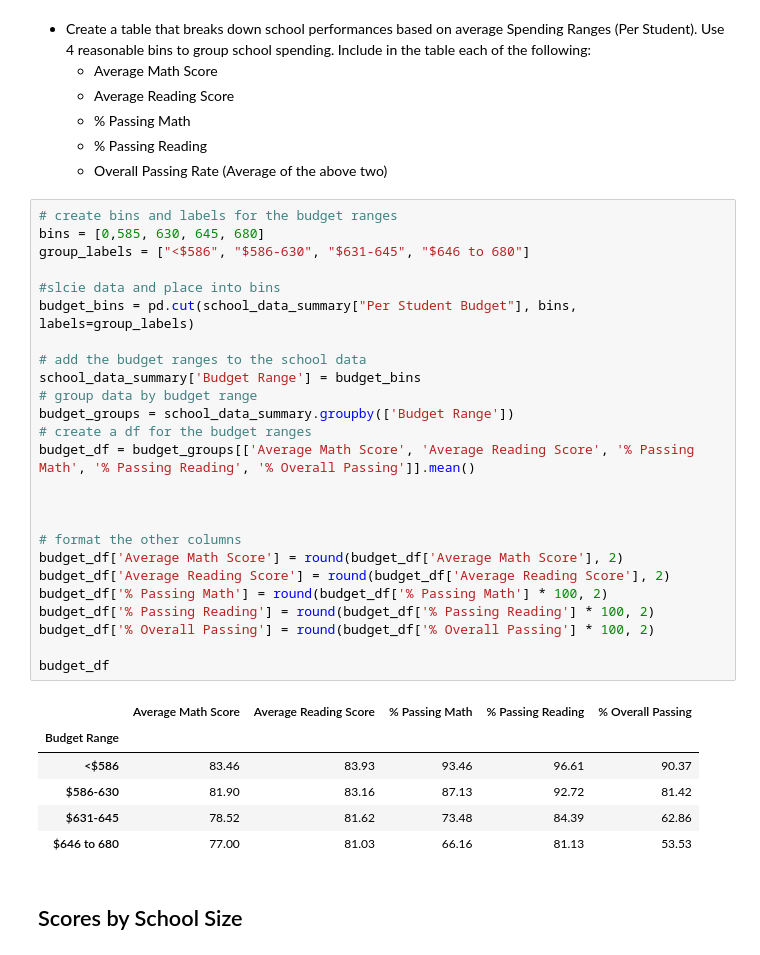
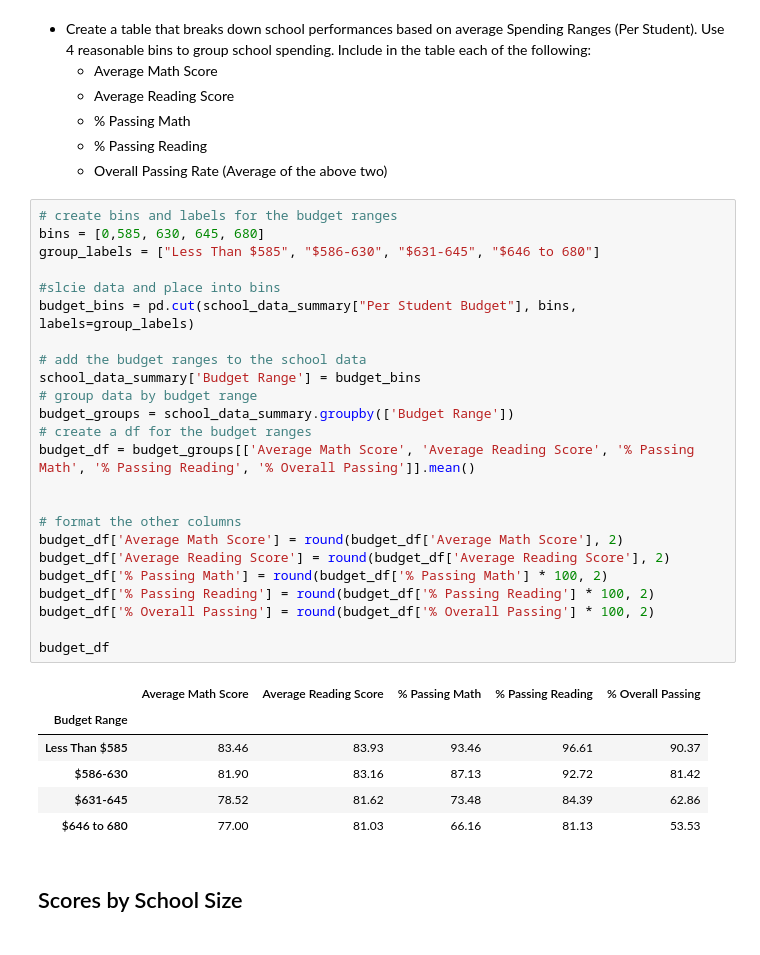
Before and after one commit to Annaolivia5/School-District-Trends, a Jupyter notebook: PyCitySchools/PyCitySchools_starter.ipynb, the cells around one changed output. Cells and saved outputs as stored; diff of their text form.

```diff
--- a/PyCitySchools/PyCitySchools_starter.ipynb
+++ b/PyCitySchools/PyCitySchools_starter.ipynb
@@ -313,32 +313,31 @@ average_reading_score_by_grade_df.head(15)
 # %%
 # create bins and labels for the budget ranges
 bins = [0,585, 630, 645, 680]
-group_labels = ["<$586", "$586-630", "$631-645", "$646 to 680"]
+group_labels = ["Less Than $585", "$586-630", "$631-645", "$646 to 680"]
 
 #slcie data and place into bins
 budget_bins = pd.cut(school_data_summary["Per Student Budget"], bins, labels=group_labels)
 
 # add the budget ranges to the school data
 school_data_summary['Budget Range'] = budget_bins
 # group data by budget range
 budget_groups = school_data_summary.groupby(['Budget Range'])
 # create a df for the budget ranges
 budget_df = budget_groups[['Average Math Score', 'Average Reading Score', '% Passing Math', '% Passing Reading', '% Overall Passing']].mean()
 
 
-
 # format the other columns
 budget_df['Average Math Score'] = round(budget_df['Average Math Score'], 2)
 budget_df['Average Reading Score'] = round(budget_df['Average Reading Score'], 2)
 budget_df['% Passing Math'] = round(budget_df['% Passing Math'] * 100, 2)
 budget_df['% Passing Reading'] = round(budget_df['% Passing Reading'] * 100, 2)
 budget_df['% Overall Passing'] = round(budget_df['% Overall Passing'] * 100, 2)
 
 budget_df
 # %% [output]
 |  | Average Math Score | Average Reading Score | % Passing Math | % Passing Reading | % Overall Passing |
 | Budget Range |  |  |  |  |  |
-| <$586 | 83.46 | 83.93 | 93.46 | 96.61 | 90.37 |
+| Less Than $585 | 83.46 | 83.93 | 93.46 | 96.61 | 90.37 |
 | $586-630 | 81.90 | 83.16 | 87.13 | 92.72 | 81.42 |
 | $631-645 | 78.52 | 81.62 | 73.48 | 84.39 | 62.86 |
 | $646 to 680 | 77.00 | 81.03 | 66.16 | 81.13 | 53.53 |
```
